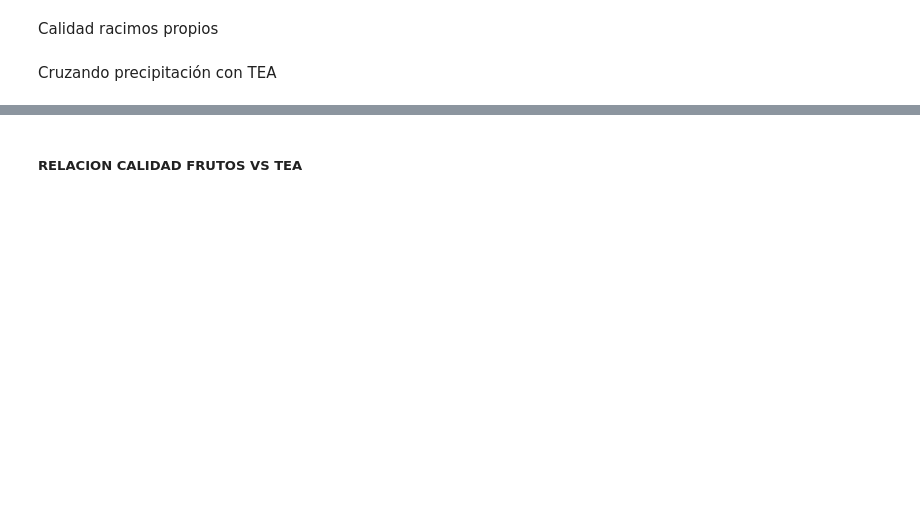
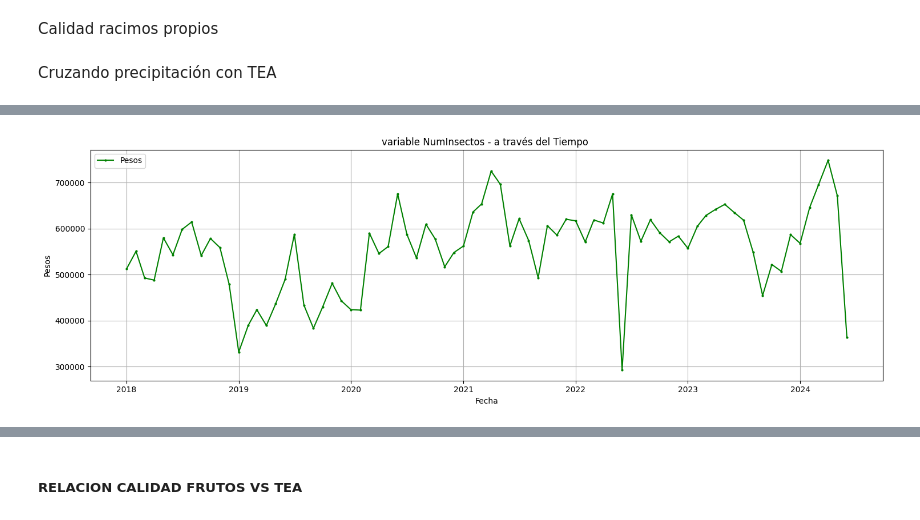
Before and after one commit to cesarqb/PROYECTO_01_analitica_descriptiva_TEA, a Jupyter notebook: src/features_scripts/Scrpit_match_tea.ipynb, the cells around one changed output, grey strips where cells are left out. Cells and saved outputs as stored; diff of their text form; code cells hidden in the pictures; blank space fills up the shorter version.

```diff
--- a/src/features_scripts/Scrpit_match_tea.ipynb
+++ b/src/features_scripts/Scrpit_match_tea.ipynb
@@ -44,6 +44,9 @@ ruta_participacion_cashcost_full = '/PROYECTO_01_analitica_descriptiva_TEA/data/
 ruta_perdida_aceite_full = '/PROYECTO_01_analitica_descriptiva_TEA/data/processed/df_perdida_aceite_full.csv'
 # --
 ruta_perdida_cosecha = '/PROYECTO_01_analitica_descriptiva_TEA/data/processed/df_perdida_otros_full_group.csv'
+
+# --
+ruta_polinizadores = '/PROYECTO_01_analitica_descriptiva_TEA/data/processed/df_polinizadores_pw.csv'
 # %%
 ## FUNCION COMPLETITUD
 ## #######################
@@ -400,6 +403,14 @@ df_perdida_aceite_full['FECHA'] = pd.to_datetime(df_perdida_aceite_full['FECHA']
 
 # --
 df_perdida_cosecha_full_vf = pd.read_csv(ruta_path + ruta_perdida_cosecha)
+
+# --
+# --
+df_polinizadores_full = pd.read_csv(ruta_path + ruta_polinizadores, encoding='latin-1',sep = ';')
+# Crear la columna 'FECHA' combinando 'año','mes','dia'
+df_polinizadores_full['Dia'] = 1 # Agregar una columna de 'día' con un valor predeterminado (por ejemplo, 1)
+df_polinizadores_full.rename(columns={'Año': 'year', 'Mes': 'month', 'Dia': 'day'}, inplace=True) # Renombrar las columnas para que pandas las reconozca correctamente
+df_polinizadores_full['FECHA'] = pd.to_datetime(df_polinizadores_full[['year', 'month', 'day']]) # Crear la columna 'FECHA' combinando 'year', 'month' y 'day'
 # %% [markdown]
 ### Visualizando datos/ completitud de datos
 # %%
@@ -1508,0 +1756,4 @@ plt.show()
+# %%
+print(df_polinizadores_full.PLANTACION.unique())
+function_tendencia_unica(df_polinizadores_full ,'NumInsectos','green')
+# %% [output]
@@ -1508,0 +1762 @@ plt.show()
+[figure, added]
```
Also changed, not shown: parts of 67 cells of this notebook, 14 other files.
